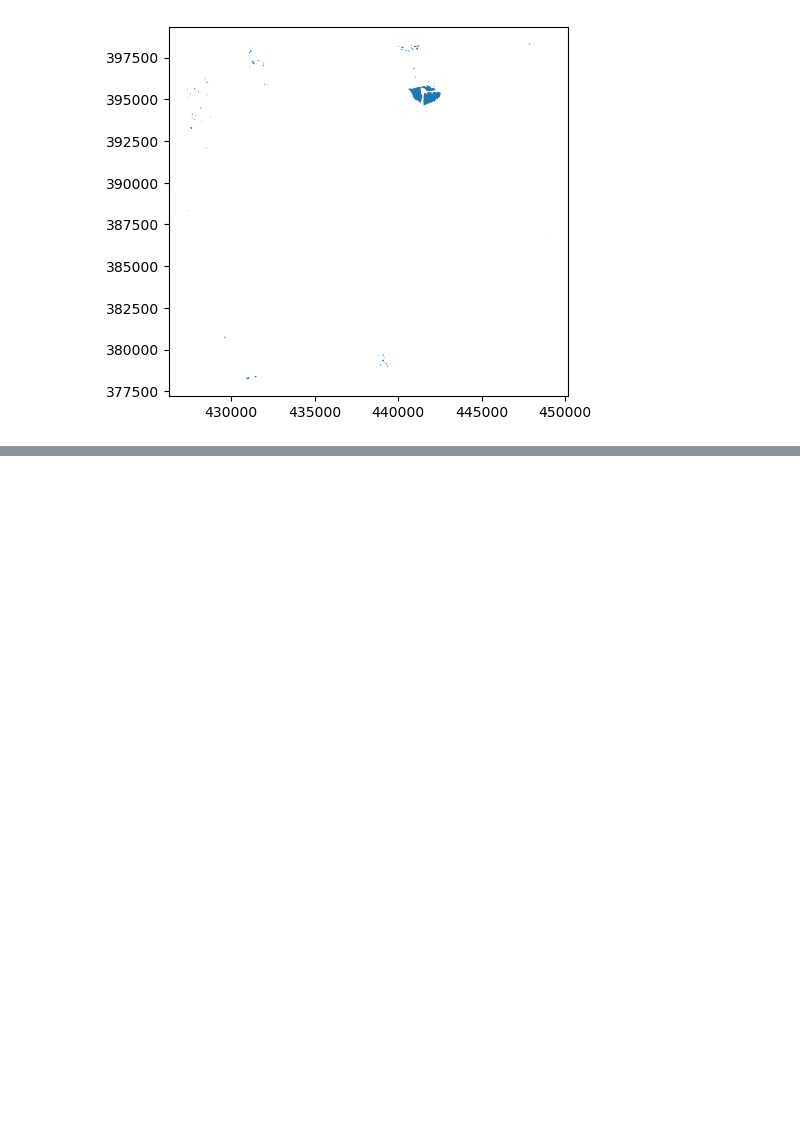
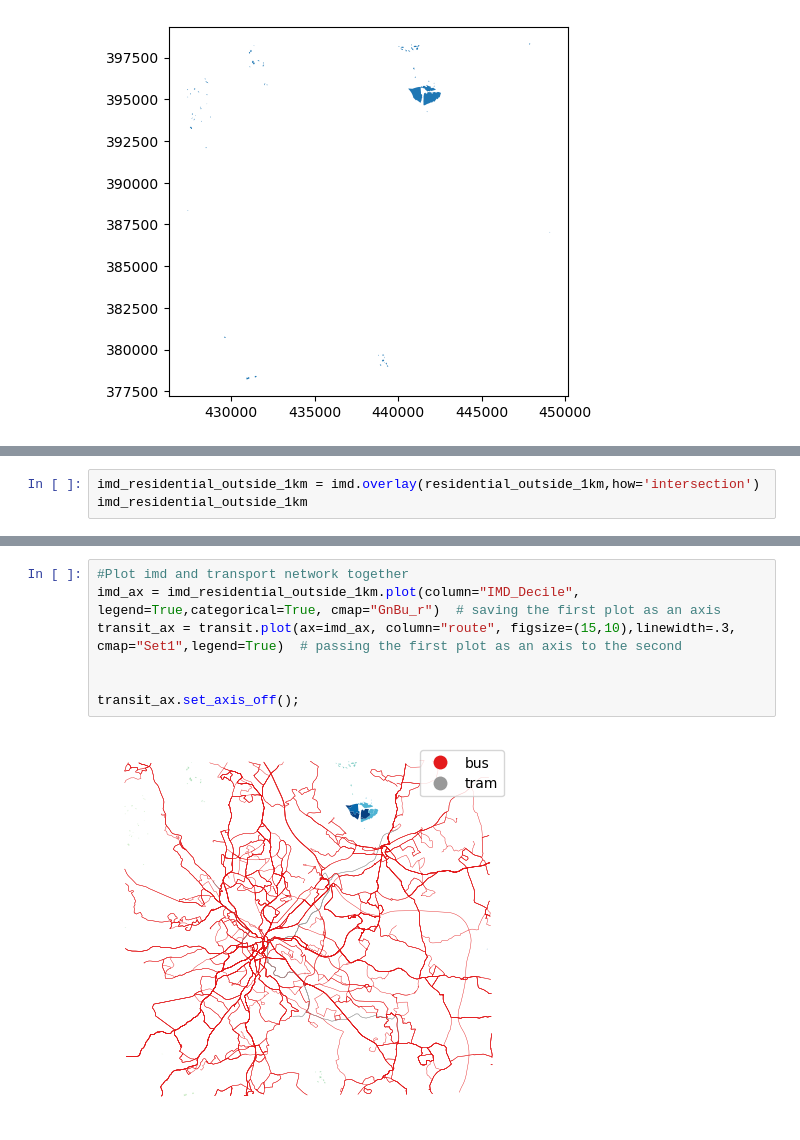
Before and after one commit to tbalbone31/pyrosm_hackathon, a Jupyter notebook: pyrosm_sheffield.ipynb, the cells around one changed output, grey strips where cells are left out. Cells and saved outputs as stored; diff of their text form; blank space fills up the shorter version.

```diff
--- a/pyrosm_sheffield.ipynb
+++ b/pyrosm_sheffield.ipynb
@@ -138,0 +157,3 @@ residential_outside_1km
+# %%
+imd_residential_outside_1km = imd.overlay(residential_outside_1km,how='intersection')
+imd_residential_outside_1km
@@ -138,0 +178,9 @@ residential_outside_1km
+# %%
+#Plot imd and transport network together
+imd_ax = imd_residential_outside_1km.plot(column="IMD_Decile", legend=True,categorical=True, cmap="GnBu_r")  # saving the first plot as an axis
+transit_ax = transit.plot(ax=imd_ax, column="route", figsize=(15,10),linewidth=.3, cmap="Set1",legend=True)  # passing the first plot as an axis to the second
+
+
+transit_ax.set_axis_off();
+# %% [output]
+[figure, added]
```
Also changed, not shown: parts of 8 cells of this notebook.
